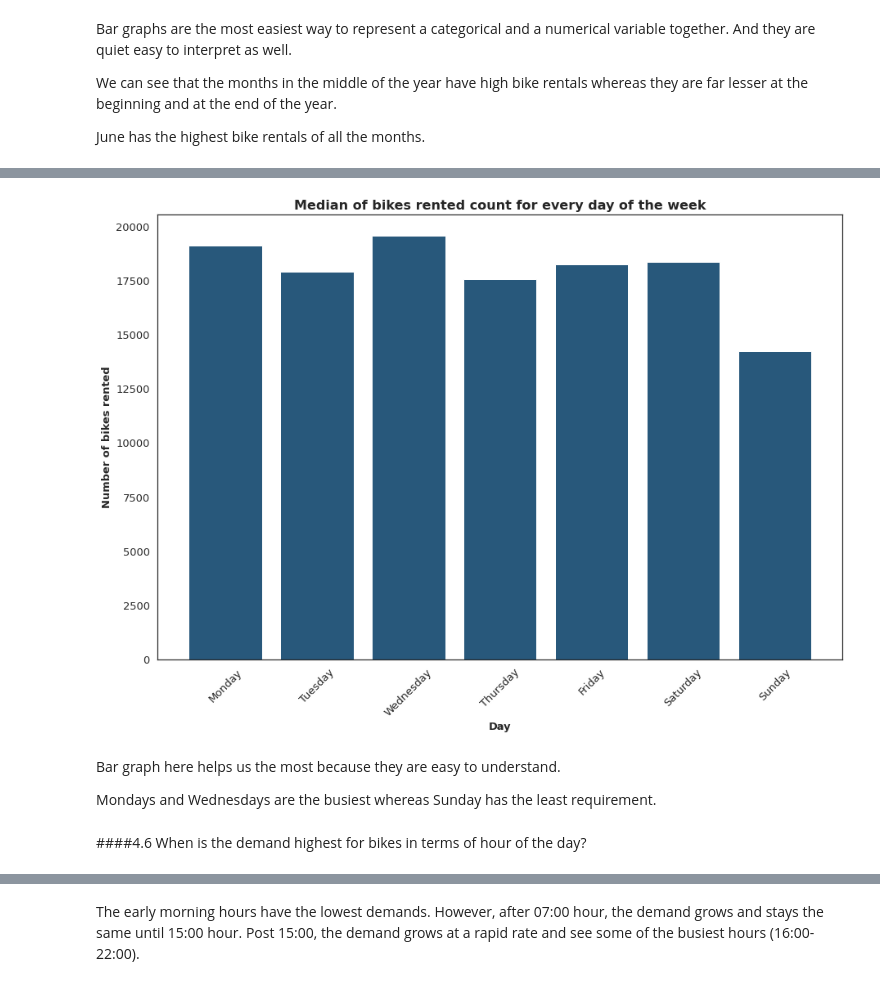
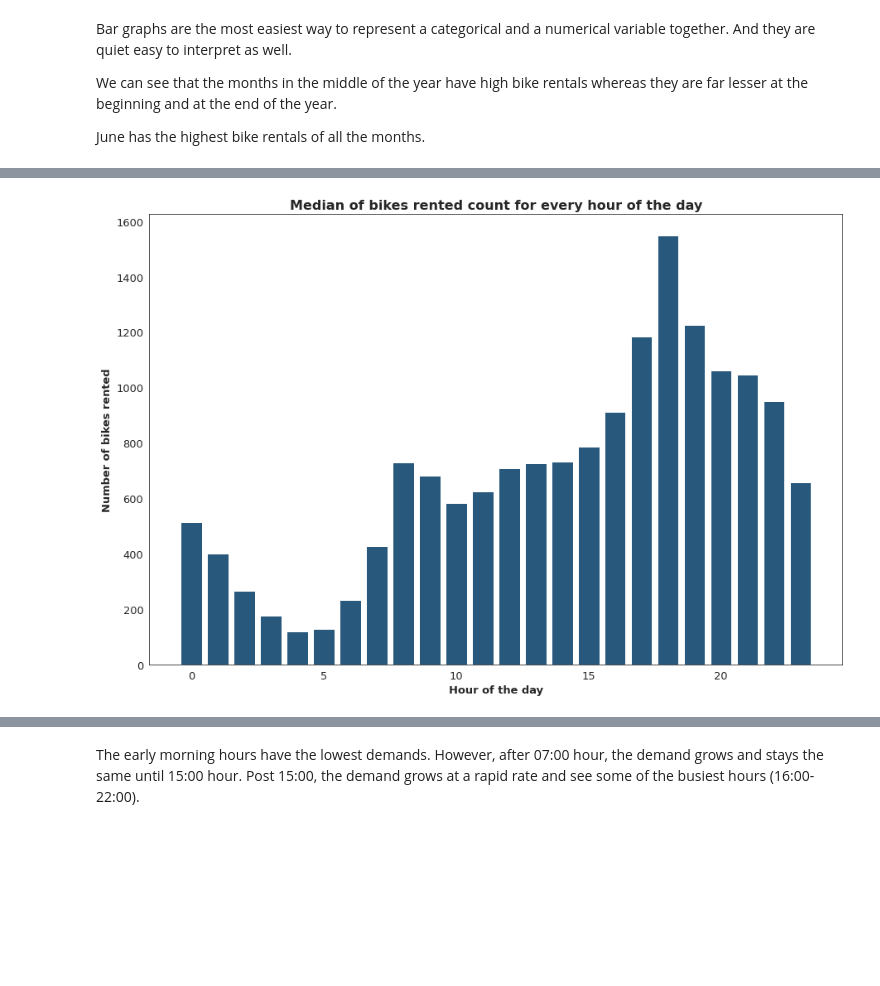
Before and after one commit to Tapomay1/Bike-Sharing-Demand-Prediction, a Jupyter notebook: TPS_Bike_Sharing_Demand_Predictionn_Capstone.ipynb, the cells around one changed output, grey strips where cells are left out. Drawn from its saved outputs; the diff is of its cells as text; code cells hidden in the pictures; blank space fills up the shorter version.

```diff
--- a/TPS_Bike_Sharing_Demand_Predictionn_Capstone.ipynb
+++ b/TPS_Bike_Sharing_Demand_Predictionn_Capstone.ipynb
@@ -500,5 +500,5 @@ June has the highest bike rentals of all the months.
 # %%
 # Preparing the data
-line_data = bike_df.groupby('Date').agg({'Rented_Bike_Count':'sum'}).reset_index()
-line_data
+bar_data = bike_df.groupby('Hour').agg({'Rented_Bike_Count':'median'}).reset_index()
+bar_data
 # %% [output]
@@ -526,7 +521,0 @@ Knowing it explains which months experience more inconsistency and which doesn't
-# %%
-# Preparing the data
-# Finding out total number of bikes rented every day of the year
-temp = df.groupby('Date').agg({'Day':'max','Rented Bike Count':'sum'}).reset_index()
-# Grouping by the day of the week and finding median
-bar_data = temp.groupby('Day').agg({'Rented Bike Count':'median'}).reset_index()
-bar_data
@@ -542,21 +522,14 @@ bar_data
 # %%
 # Plotting the graph
 plt.figure(figsize = (15,10))
-plt.bar(x = bar_data['Day'],
-        height = bar_data['Rented Bike Count'],
+plt.bar(x = bar_data['Hour'],
+        height = bar_data['Rented_Bike_Count'],
         color = '#28587B')
-dayoftheweek = ['Monday','Tuesday','Wednesday','Thursday','Friday','Saturday','Sunday']
-plt.xticks(ticks = bar_data['Day'], labels = dayoftheweek, rotation = 45, fontsize = 13)
+plt.xticks(fontsize = 13)
 plt.yticks(fontsize = 13)
-plt.title('Median of bikes rented count for every day of the week', fontsize = 16, fontweight = 'bold')
-plt.xlabel('Day', fontsize = 13, fontweight = 'bold')
+plt.title('Median of bikes rented count for every hour of the day', fontsize = 16, fontweight = 'bold')
+plt.xlabel('Hour of the day', fontsize = 13, fontweight = 'bold')
 plt.ylabel('Number of bikes rented', fontsize = 13, fontweight = 'bold')
 plt.show();
 # %% [output]
-[figure, old version]
+[figure, new version]
-# %% [markdown]
-Bar graph here helps us the most because they are easy to understand.
-
-Mondays and Wednesdays are the busiest whereas Sunday has the least requirement.
-# %% [markdown]
-####4.6 When is the demand highest for bikes in terms of hour of the day?
```
Also changed, not shown: parts of 194 cells of this notebook.
